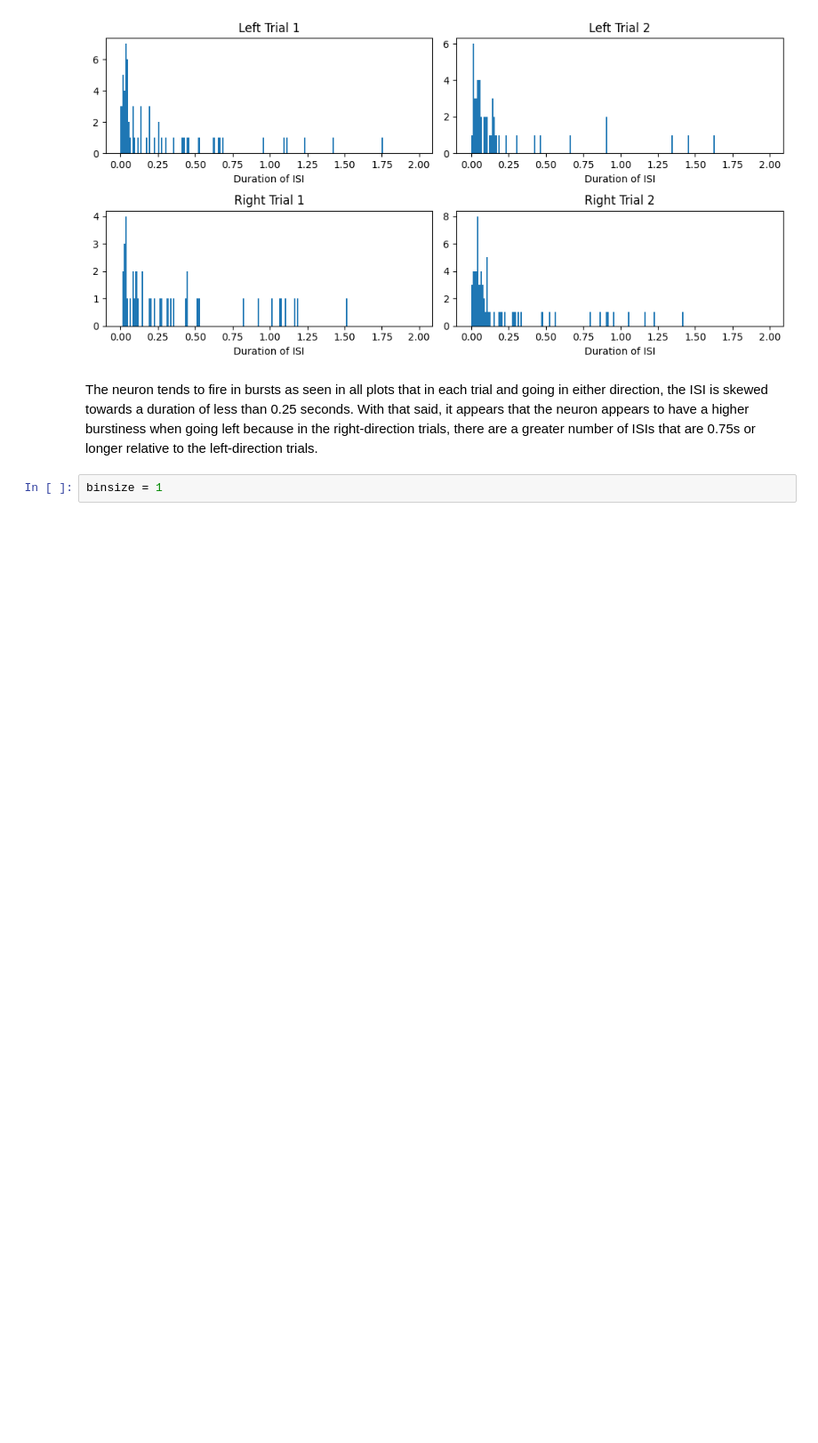
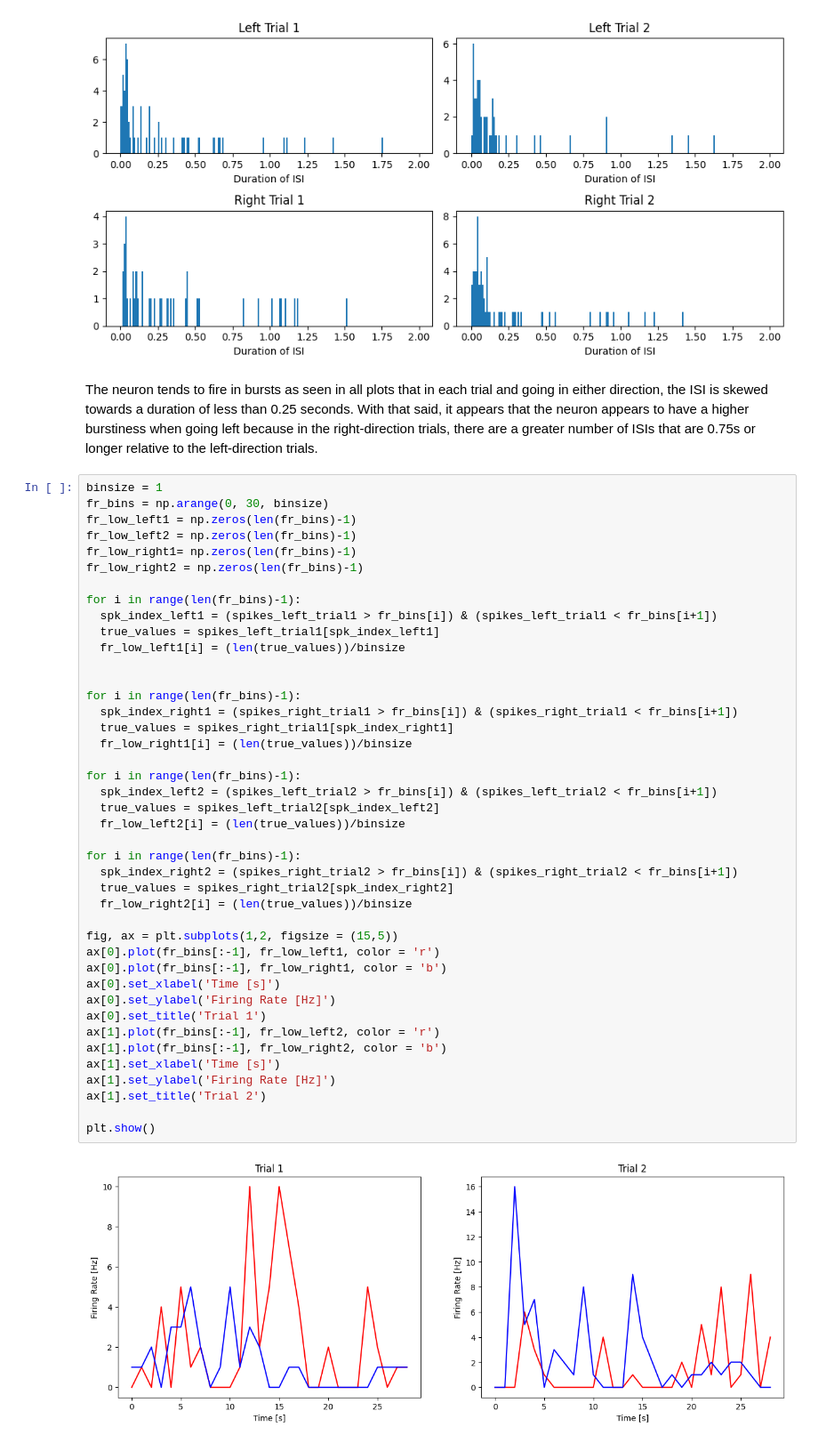
Before and after one commit to Jessie-Grewal/Neur265, a Jupyter notebook: coding_homework_7.ipynb, the cells around one changed output. Shown: that part at 89% size. Saved outputs shown, nothing was run; the diff lists cells and outputs as text; blank space fills up the shorter version.

```diff
--- a/coding_homework_7.ipynb
+++ b/coding_homework_7.ipynb
@@ -128,5 +128,47 @@ plt.tight_layout()
 [figure]
 # %% [markdown]
 The neuron tends to fire in bursts as seen in all plots that in each trial and going in either direction, the ISI is skewed towards a duration of less than 0.25 seconds. With that said, it appears that the neuron appears to have a higher burstiness when going left because in the right-direction trials, there are a greater number of ISIs that are 0.75s or longer relative to the left-direction trials.
-# %%
-binsize = 1
+# %%
+binsize = 1
+fr_bins = np.arange(0, 30, binsize)
+fr_low_left1 = np.zeros(len(fr_bins)-1)
+fr_low_left2 = np.zeros(len(fr_bins)-1)
+fr_low_right1= np.zeros(len(fr_bins)-1)
+fr_low_right2 = np.zeros(len(fr_bins)-1)
+
+for i in range(len(fr_bins)-1):
+  spk_index_left1 = (spikes_left_trial1 > fr_bins[i]) & (spikes_left_trial1 < fr_bins[i+1])
+  true_values = spikes_left_trial1[spk_index_left1]
+  fr_low_left1[i] = (len(true_values))/binsize
+
+
+for i in range(len(fr_bins)-1):
+  spk_index_right1 = (spikes_right_trial1 > fr_bins[i]) & (spikes_right_trial1 < fr_bins[i+1])
+  true_values = spikes_right_trial1[spk_index_right1]
+  fr_low_right1[i] = (len(true_values))/binsize
+
+for i in range(len(fr_bins)-1):
+  spk_index_left2 = (spikes_left_trial2 > fr_bins[i]) & (spikes_left_trial2 < fr_bins[i+1])
+  true_values = spikes_left_trial2[spk_index_left2]
+  fr_low_left2[i] = (len(true_values))/binsize
+
+for i in range(len(fr_bins)-1):
+  spk_index_right2 = (spikes_right_trial2 > fr_bins[i]) & (spikes_right_trial2 < fr_bins[i+1])
+  true_values = spikes_right_trial2[spk_index_right2]
+  fr_low_right2[i] = (len(true_values))/binsize
+
+fig, ax = plt.subplots(1,2, figsize = (15,5))
+ax[0].plot(fr_bins[:-1], fr_low_left1, color = 'r')
+ax[0].plot(fr_bins[:-1], fr_low_right1, color = 'b')
+ax[0].set_xlabel('Time [s]')
+ax[0].set_ylabel('Firing Rate [Hz]')
+ax[0].set_title('Trial 1')
+ax[1].plot(fr_bins[:-1], fr_low_left2, color = 'r')
+ax[1].plot(fr_bins[:-1], fr_low_right2, color = 'b')
+ax[1].set_xlabel('Time [s]')
+ax[1].set_ylabel('Firing Rate [Hz]')
+ax[1].set_title('Trial 2')
+
+plt.show()
+# %% [output]
+[figure, added]
```
